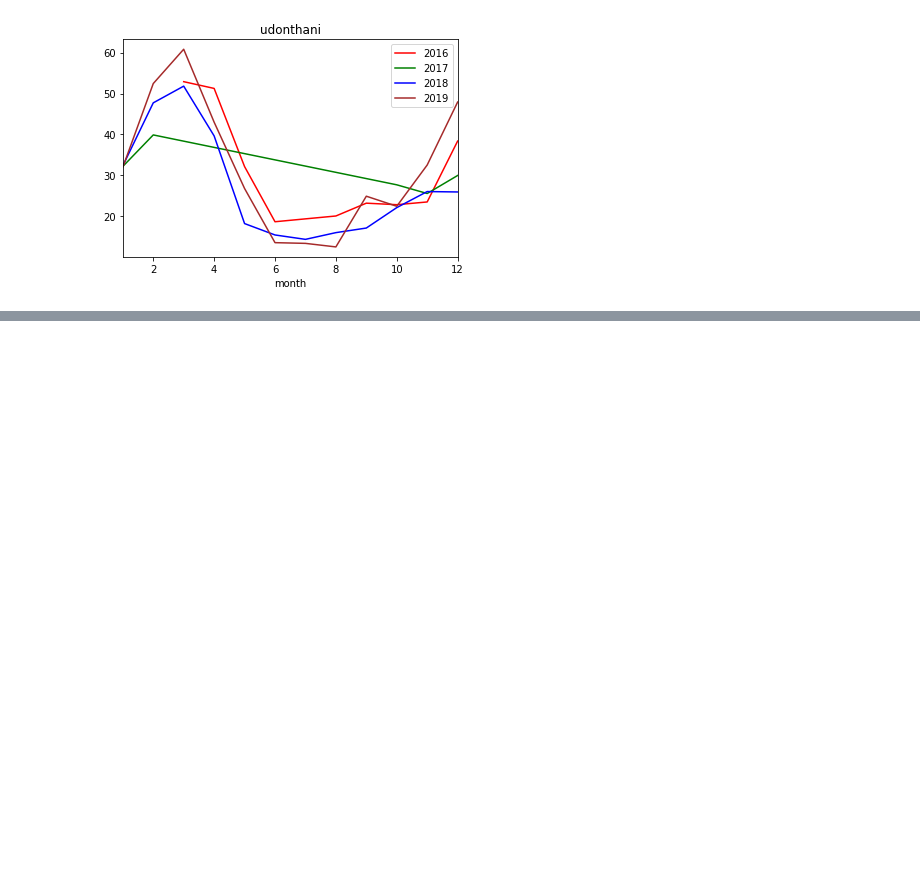
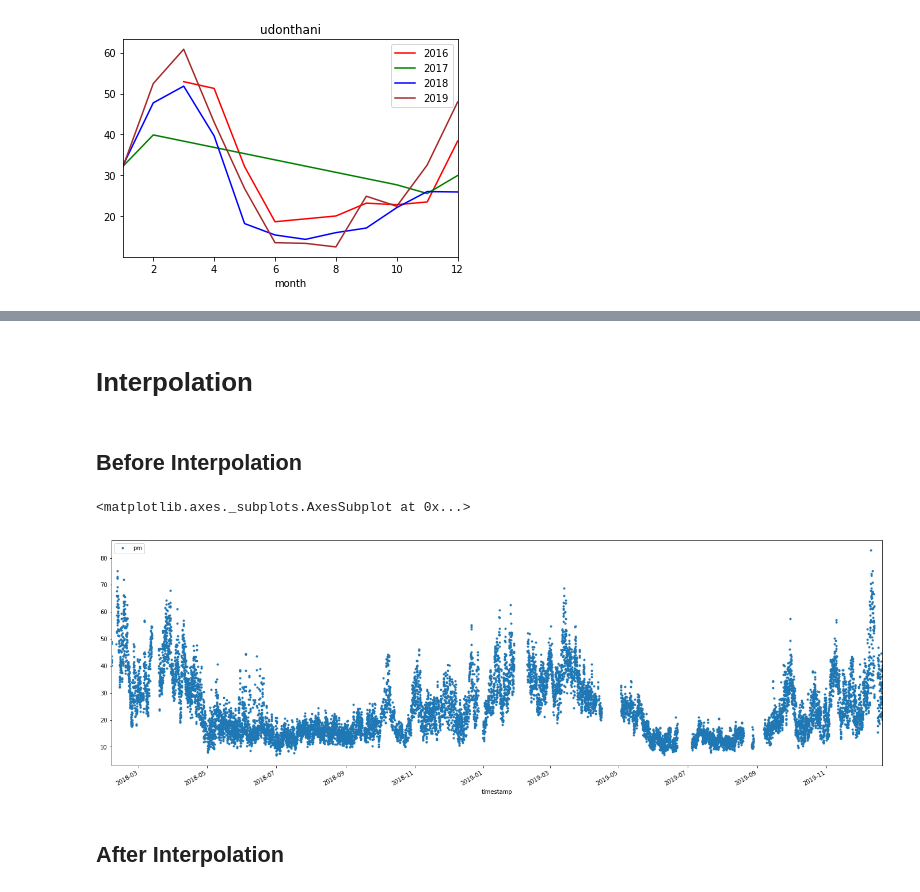
Before and after one commit to anythingth2/PM2.5_Analysis, a Jupyter notebook: EDA_Berkeley.ipynb, the cells around one changed output, grey strips where cells are left out. Drawn from its saved outputs; the diff is of its cells as text; code cells hidden in the pictures; blank space fills up the shorter version.

```diff
--- a/EDA_Berkeley.ipynb
+++ b/EDA_Berkeley.ipynb
@@ -165,0 +244,14 @@ dtype: object
+# %% [markdown]
+# Interpolation
+# %%
+target_city = 'ubonratchathani'
+city_sensor = sensor_df[sensor_df['city'] == target_city]
+# %% [markdown]
+## Before Interpolation
+# %%
+city_sensor.plot(x='timestamp', y='pm', style='.', figsize=(24, 8))
+# %% [output]
+<matplotlib.axes._subplots.AxesSubplot at 0x...>
+[figure, added]
+# %% [markdown]
+## After Interpolation
```
Also changed, not shown: parts of 13 cells of this notebook.
